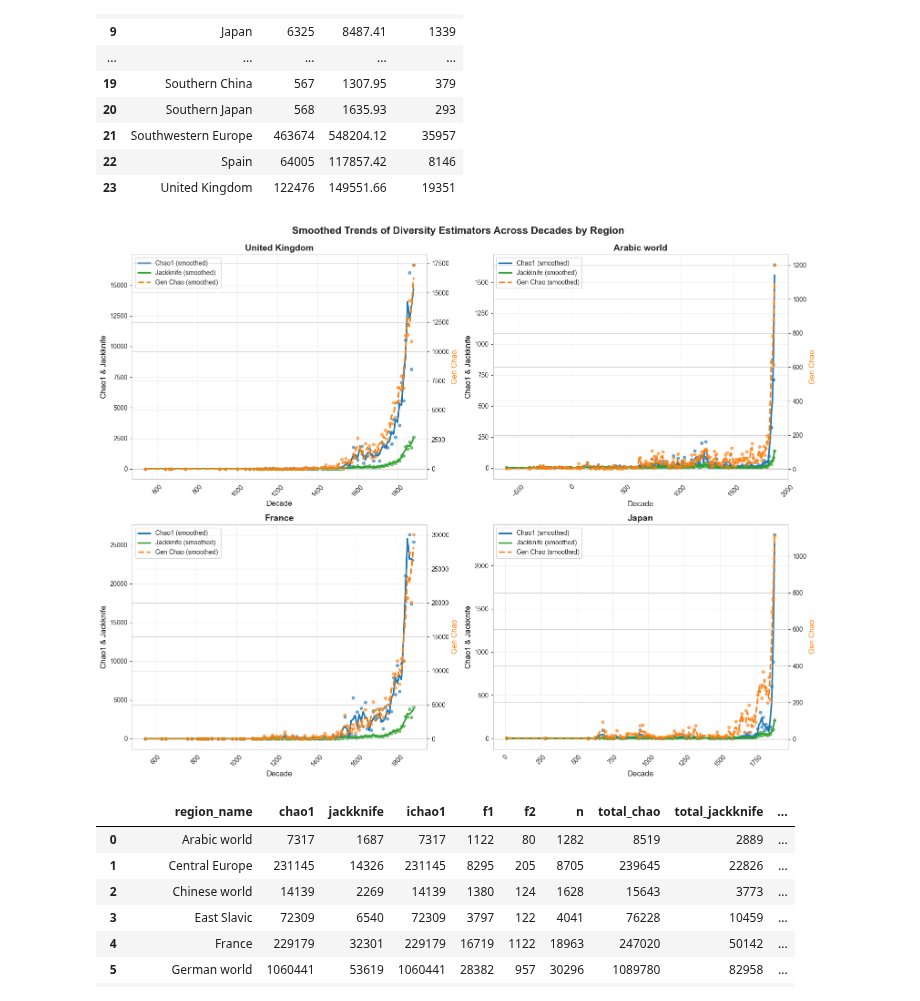
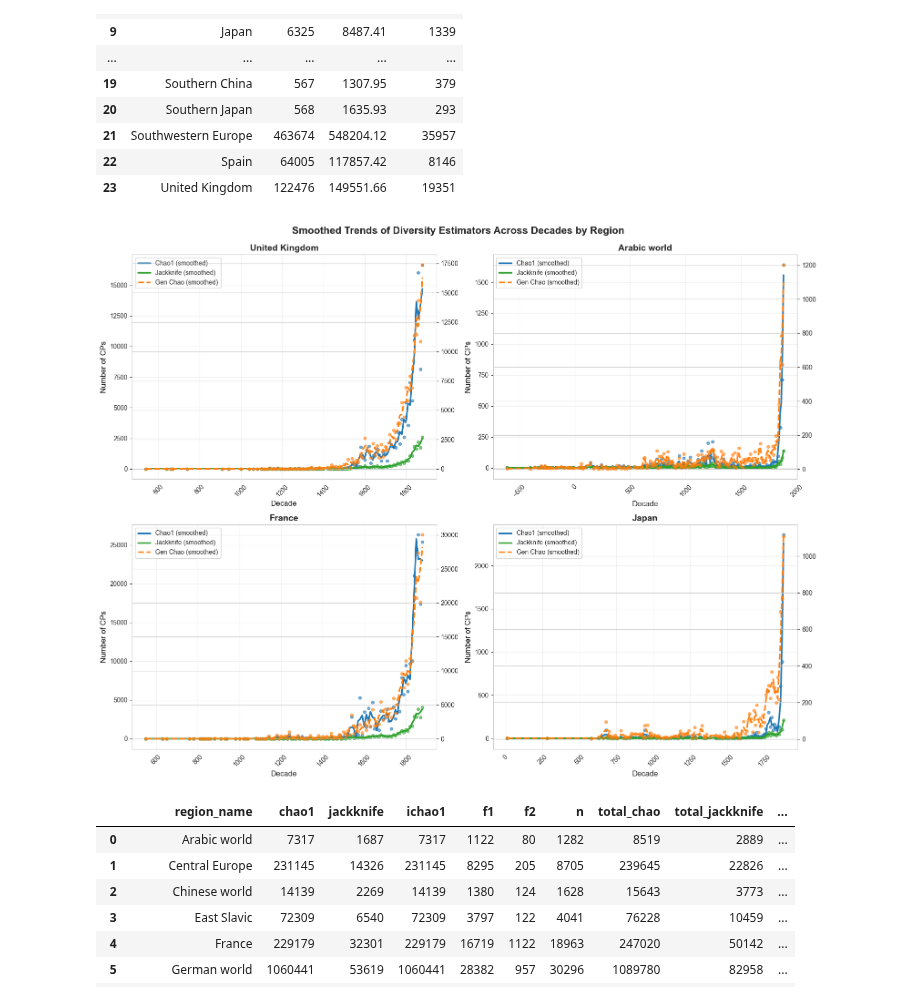
Before and after one commit to charlesdedampierre/cultura, a Jupyter notebook: 3-unseen_species_index/4 - estimator_robustness_analysis.ipynb, the cells around one changed output. Drawn from its saved outputs; the diff is of its cells as text; code cells hidden in the pictures.

```diff
--- a/3-unseen_species_index/4 - estimator_robustness_analysis.ipynb
+++ b/3-unseen_species_index/4 - estimator_robustness_analysis.ipynb
@@ -387,36 +387,36 @@ for i, region in enumerate(regions_to_plot):
         ax2.plot(decades, gen_chao_smooth, color=colors[1], linewidth=2.5, linestyle='--', label='Gen Chao (smoothed)')
     else:
         # If not enough data for smoothing, just connect the dots
         axes[i].plot(decades, chao1, color=colors[0], linewidth=2, label='Chao1')
         axes[i].plot(decades, jackknife, color=colors[2], linewidth=2, label='Jackknife')
         ax2.plot(decades, gen_chao, color=colors[1], linewidth=2, linestyle='--', label='Gen Chao')
 
     # Set labels and title
     axes[i].set_title(f"{region}", fontsize=14, fontweight='bold')
     axes[i].set_xlabel('Decade', fontsize=12)
-    axes[i].set_ylabel('Chao1 & Jackknife', fontsize=12, color='black')
-    ax2.set_ylabel('Gen Chao', fontsize=12, color=colors[1])
+    axes[i].set_ylabel('Number of CPs', fontsize=12, color='black')
+
 
     # Add legend
     lines1, labels1 = axes[i].get_legend_handles_labels()
     lines2, labels2 = ax2.get_legend_handles_labels()
     axes[i].legend(lines1 + lines2, labels1 + labels2, loc='upper left')
 
     # Rotate x-axis labels for better readability
     axes[i].tick_params(axis='x', rotation=45)
 
     # Add grid for better readability
     axes[i].grid(True, alpha=0.3)
 
 # Adjust layout
 plt.tight_layout()
 plt.suptitle('Smoothed Trends of Diversity Estimators Across Decades by Region',
             fontsize=16, fontweight='bold', y=1.02)
 
 # Show plot
 plt.show()
 # %% [output]
-[figure, old version]
+[figure, new version]
 # %%
 
 
```
